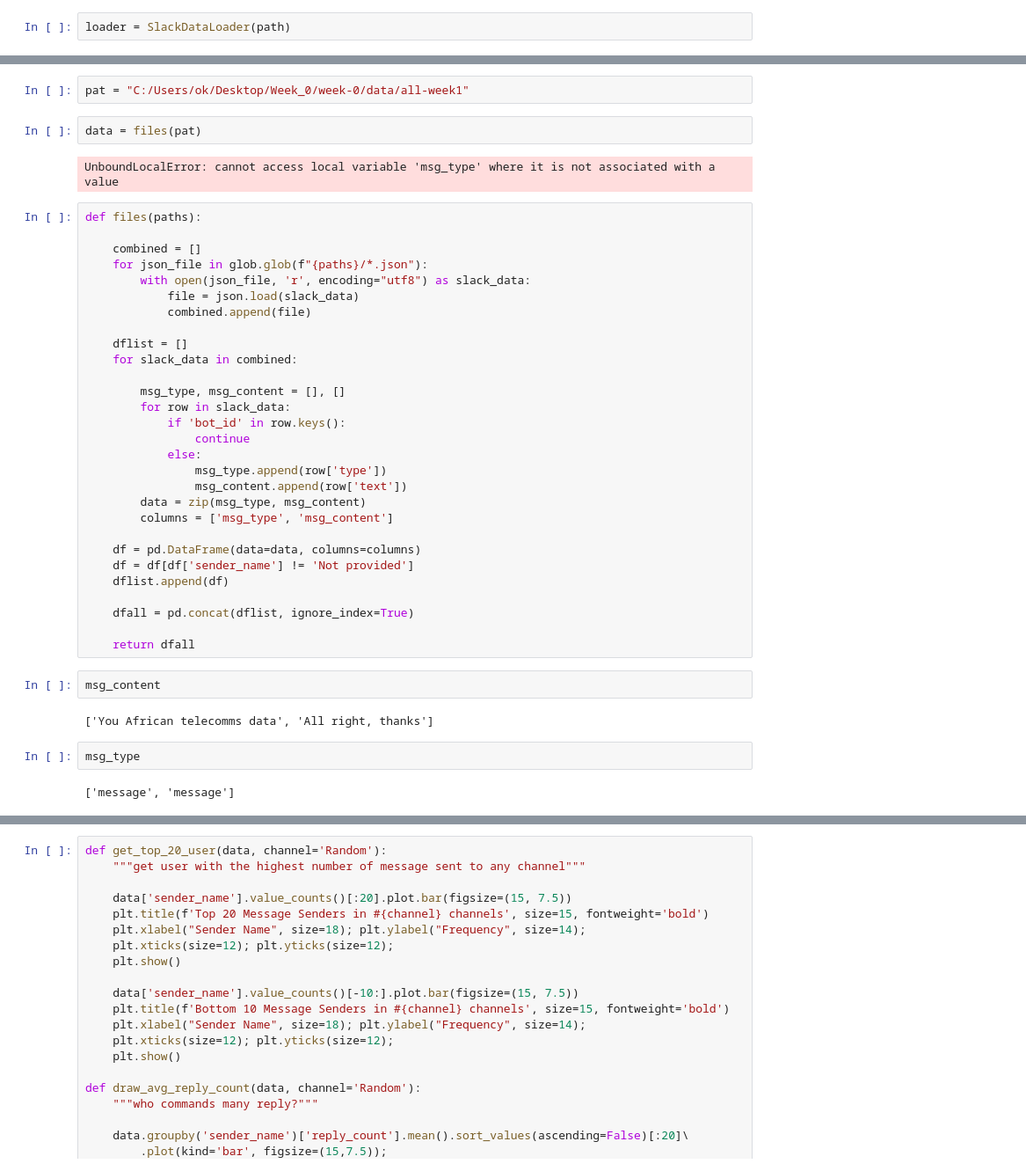
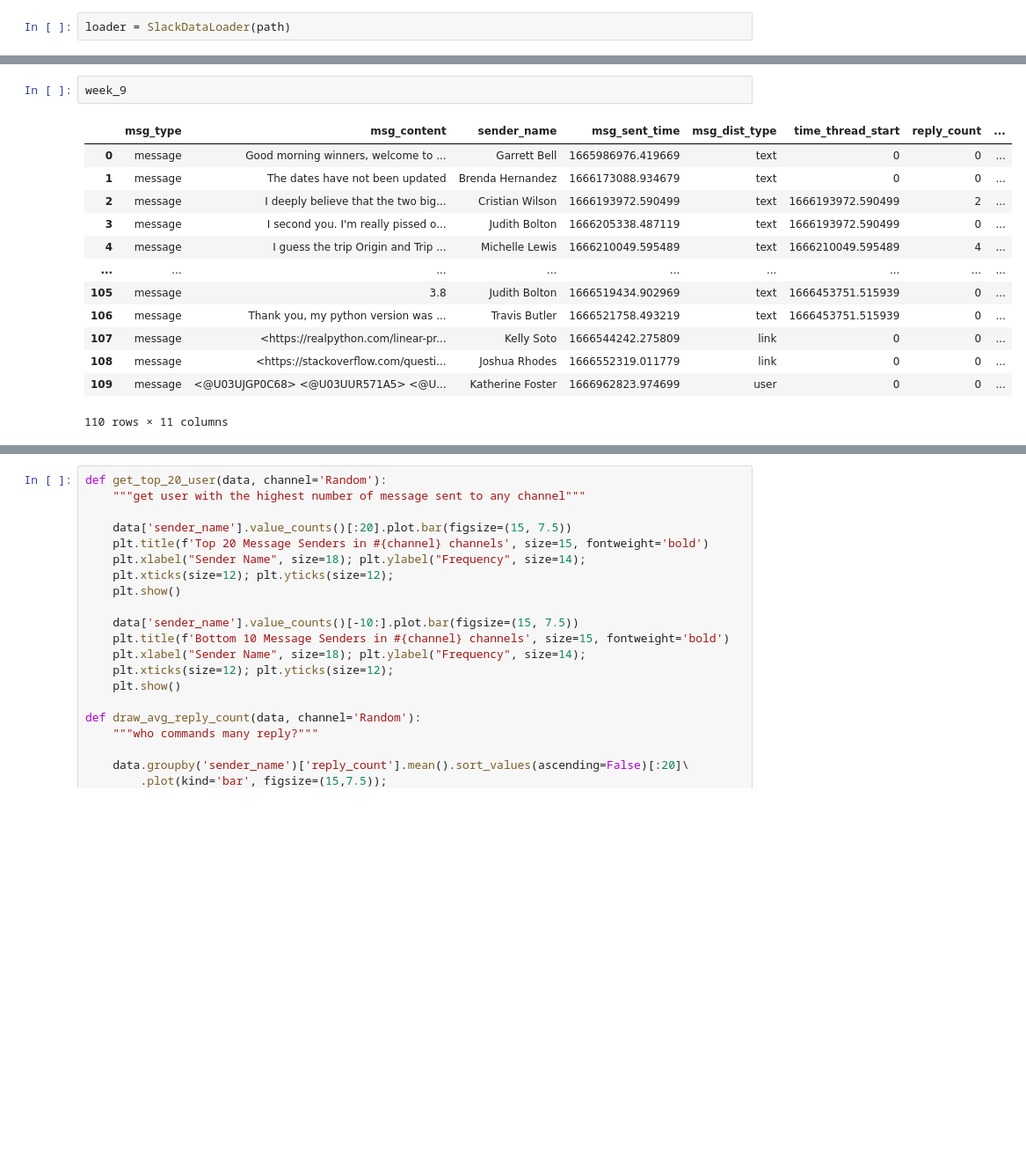
Before and after one commit to Keriii/week-0, a Jupyter notebook: notebooks/parse_slack_data.ipynb, the cells around one changed output, grey strips where cells are left out. Shown at 88% size. Cells and saved outputs as stored; diff of their text form; blank space fills up the shorter version.

```diff
--- a/notebooks/parse_slack_data.ipynb
+++ b/notebooks/parse_slack_data.ipynb
@@ -71,43 +52,16 @@ def files(paths):
-# %%
-pat = "C:/Users/ok/Desktop/Week_0/week-0/data/all-week1"
-# %%
-data = files(pat)
-# %% [output]
-UnboundLocalError: cannot access local variable 'msg_type' where it is not associated with a value
-# %%
-def files(paths):
-
-    combined = []
-    for json_file in glob.glob(f"{paths}/*.json"):
-        with open(json_file, 'r', encoding="utf8") as slack_data:
-            file = json.load(slack_data)
-            combined.append(file)
-
-    dflist = []
-    for slack_data in combined:
-
-        msg_type, msg_content = [], []
-        for row in slack_data:
-            if 'bot_id' in row.keys():
-                continue
-            else:
-                msg_type.append(row['type'])
-                msg_content.append(row['text'])
-        data = zip(msg_type, msg_content)
-        columns = ['msg_type', 'msg_content']
-
-    df = pd.DataFrame(data=data, columns=columns)
-    df = df[df['sender_name'] != 'Not provided']
-    dflist.append(df)
-
-    dfall = pd.concat(dflist, ignore_index=True)
-
-    return dfall
-# %%
-msg_content
-# %% [output]
-['You African telecomms data', 'All right, thanks']
-# %%
-msg_type
-# %% [output]
-['message', 'message']
+# %%
+week_9
+# %% [output]
+|  | msg_type | msg_content | sender_name | msg_sent_time | msg_dist_type | time_thread_start | reply_count | ... |
+| 0 | message | Good morning winners, welcome to ... | Garrett Bell | 1665986976.419669 | text | 0 | 0 | ... |
+| 1 | message | The dates have not been updated | Brenda Hernandez | 1666173088.934679 | text | 0 | 0 | ... |
+| 2 | message | I deeply believe that the two big... | Cristian Wilson | 1666193972.590499 | text | 1666193972.590499 | 2 | ... |
+| 3 | message | I second you. I'm really pissed o... | Judith Bolton | 1666205338.487119 | text | 1666193972.590499 | 0 | ... |
+| 4 | message | I guess the trip Origin and Trip ... | Michelle Lewis | 1666210049.595489 | text | 1666210049.595489 | 4 | ... |
+| ... | ... | ... | ... | ... | ... | ... | ... | ... |
+| 105 | message | 3.8 | Judith Bolton | 1666519434.902969 | text | 1666453751.515939 | 0 | ... |
+| 106 | message | Thank you, my python version was ... | Travis Butler | 1666521758.493219 | text | 1666453751.515939 | 0 | ... |
+| 107 | message | <https://realpython.com/linear-pr... | Kelly Soto | 1666544242.275809 | link | 0 | 0 | ... |
+| 108 | message | <https://stackoverflow.com/questi... | Joshua Rhodes | 1666552319.011779 | link | 0 | 0 | ... |
+| 109 | message | <@U03UJGP0C68> <@U03UUR571A5> <@U... | Katherine Foster | 1666962823.974699 | user | 0 | 0 | ... |
+110 rows × 11 columns
```
Also changed, not shown: parts of 10 cells of this notebook.
